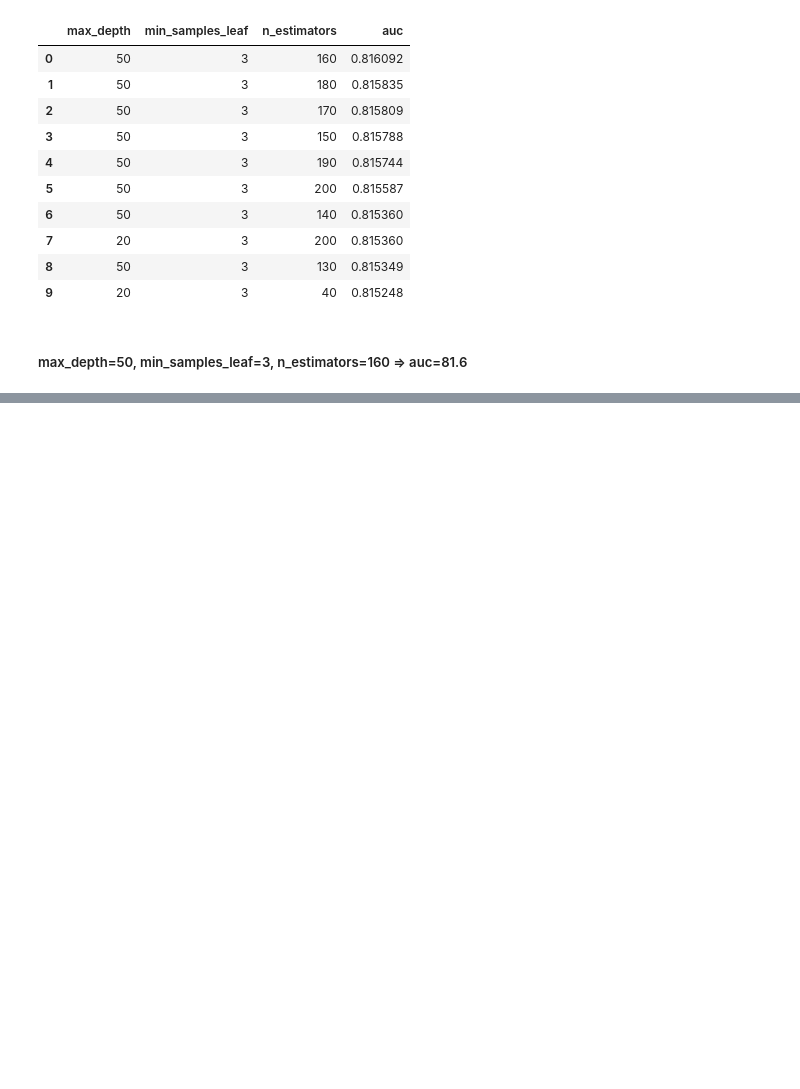
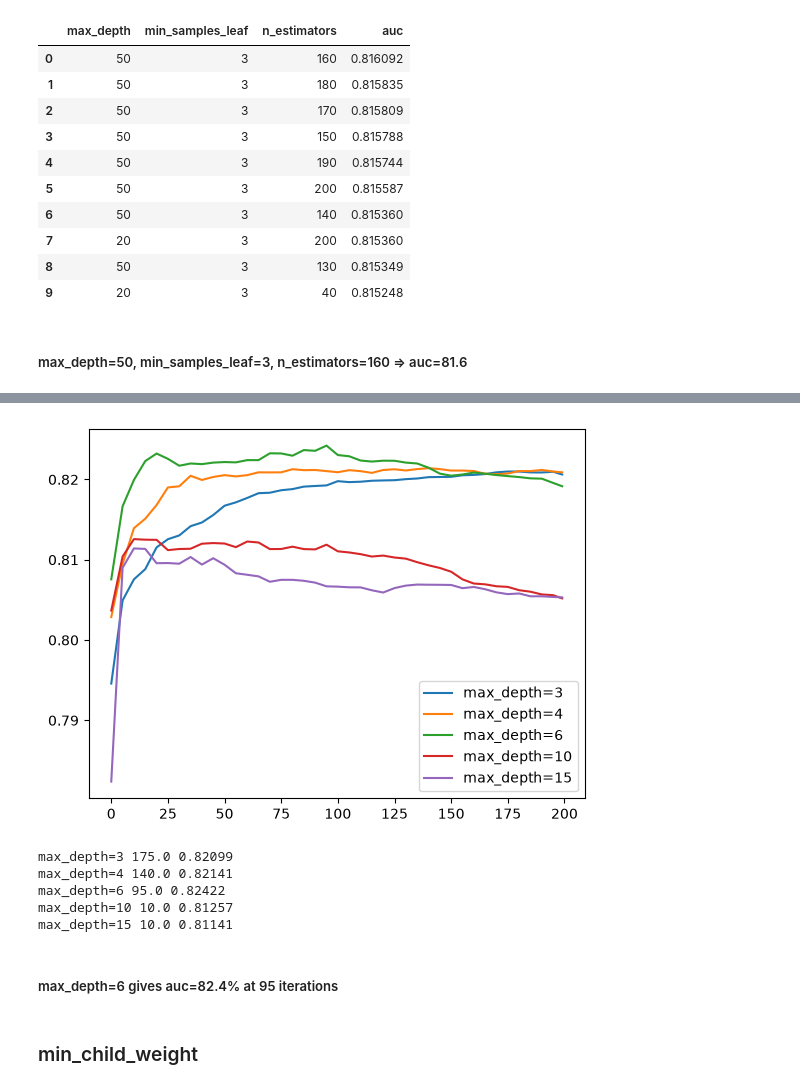
Before and after one commit to cpt-ree/seeking-job-change-prediction, a Jupyter notebook: notebooks/modelling.ipynb, the cells around one changed output, grey strips where cells are left out. Saved outputs shown, nothing was run; the diff lists cells and outputs as text; code cells hidden in the pictures; blank space fills up the shorter version.

```diff
--- a/notebooks/modelling.ipynb
+++ b/notebooks/modelling.ipynb
@@ -248,0 +364,6 @@ df_scores.sort_values('auc', ascending=False).head(10).reset_index(drop=True)
+# %%
+scores = {}
+# %%
+key = 'max_depth=%s' % (xgb_params['max_depth'])
+scores[key] = parse_xgb_output(output)
+scores
@@ -248,0 +388,22 @@ df_scores.sort_values('auc', ascending=False).head(10).reset_index(drop=True)
+# %%
+for key, df_score in scores.items():
+    plt.plot(df_score.num_iter,df_score.val_auc,label=key)
+
+plt.legend()
+plt.show()
+# %% [output]
+[figure, added]
+# %%
+for max_depth, df_score in scores.items():
+    best = df_score.loc[df_score.val_auc.idxmax()]
+    print(max_depth, best.num_iter, best.val_auc)
+# %% [output]
+max_depth=3 175.0 0.82099
+max_depth=4 140.0 0.82141
+max_depth=6 95.0 0.82422
+max_depth=10 10.0 0.81257
+max_depth=15 10.0 0.81141
+# %% [markdown]
+##### max_depth=6 gives auc=82.4% at 95 iterations
+# %% [markdown]
+### min_child_weight
```
Also changed, not shown: parts of 60 cells of this notebook, 2 other files.
